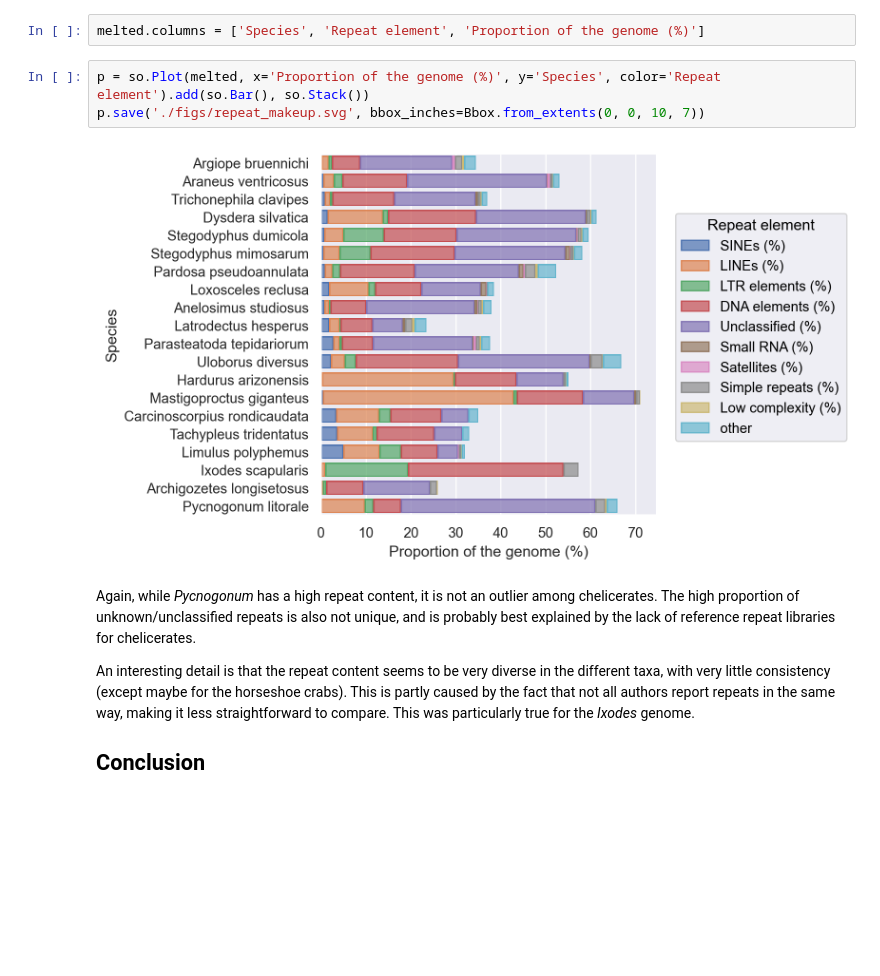
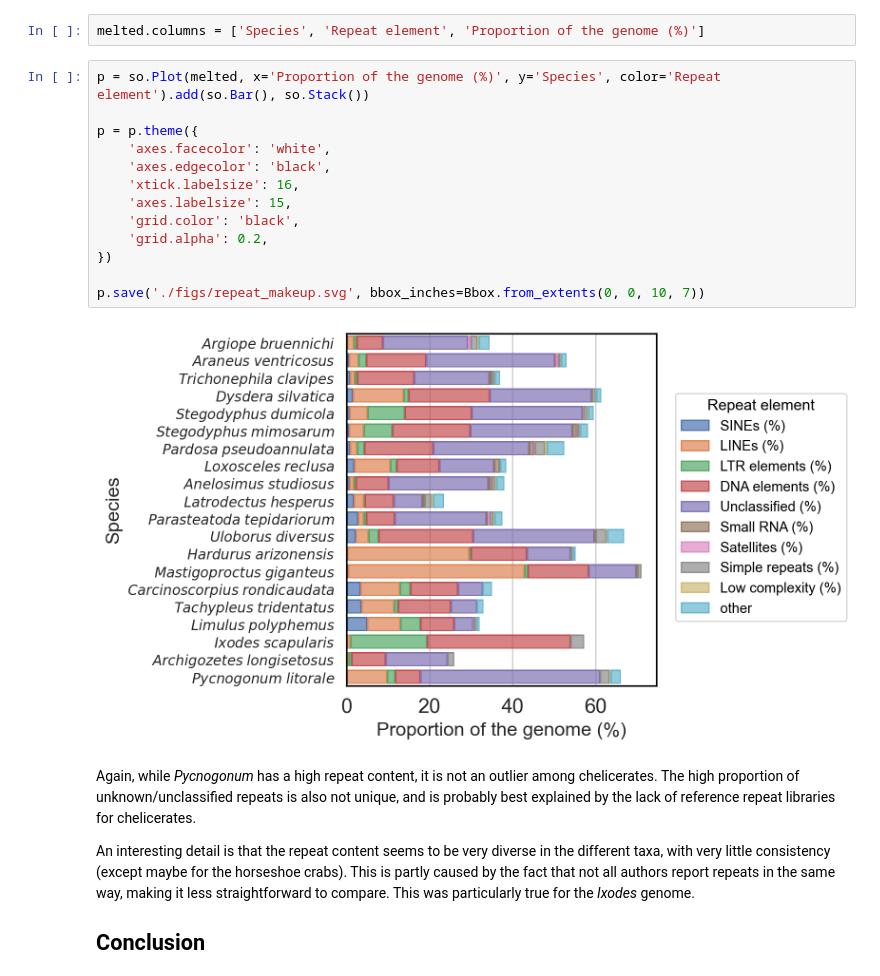
Before and after one commit to galicae/plit-genome, a Jupyter notebook: 07-analysis/genomic_context.ipynb, the cells around one changed output. Saved outputs shown, nothing was run; the diff lists cells and outputs as text; blank space fills up the shorter version.

```diff
--- a/07-analysis/genomic_context.ipynb
+++ b/07-analysis/genomic_context.ipynb
@@ -513,9 +513,19 @@ melted['value'] = melted['value'].astype(float)
 melted.columns = ['Species', 'Repeat element', 'Proportion of the genome (%)']
 # %%
 p = so.Plot(melted, x='Proportion of the genome (%)', y='Species', color='Repeat element').add(so.Bar(), so.Stack())
+
+p = p.theme({
+    'axes.facecolor': 'white',
+    'axes.edgecolor': 'black',
+    'xtick.labelsize': 16,
+    'axes.labelsize': 15,
+    'grid.color': 'black',
+    'grid.alpha': 0.2,
+})
+
 p.save('./figs/repeat_makeup.svg', bbox_inches=Bbox.from_extents(0, 0, 10, 7))
 # %% [output]
-[figure, old version]
+[figure, new version]
 # %% [markdown]
 Again, while _Pycnogonum_ has a high repeat content, it is not an outlier among chelicerates. The
 high proportion of unknown/unclassified repeats is also not unique, and is probably best explained
```
Also changed, not shown: parts of 5 cells of this notebook.
